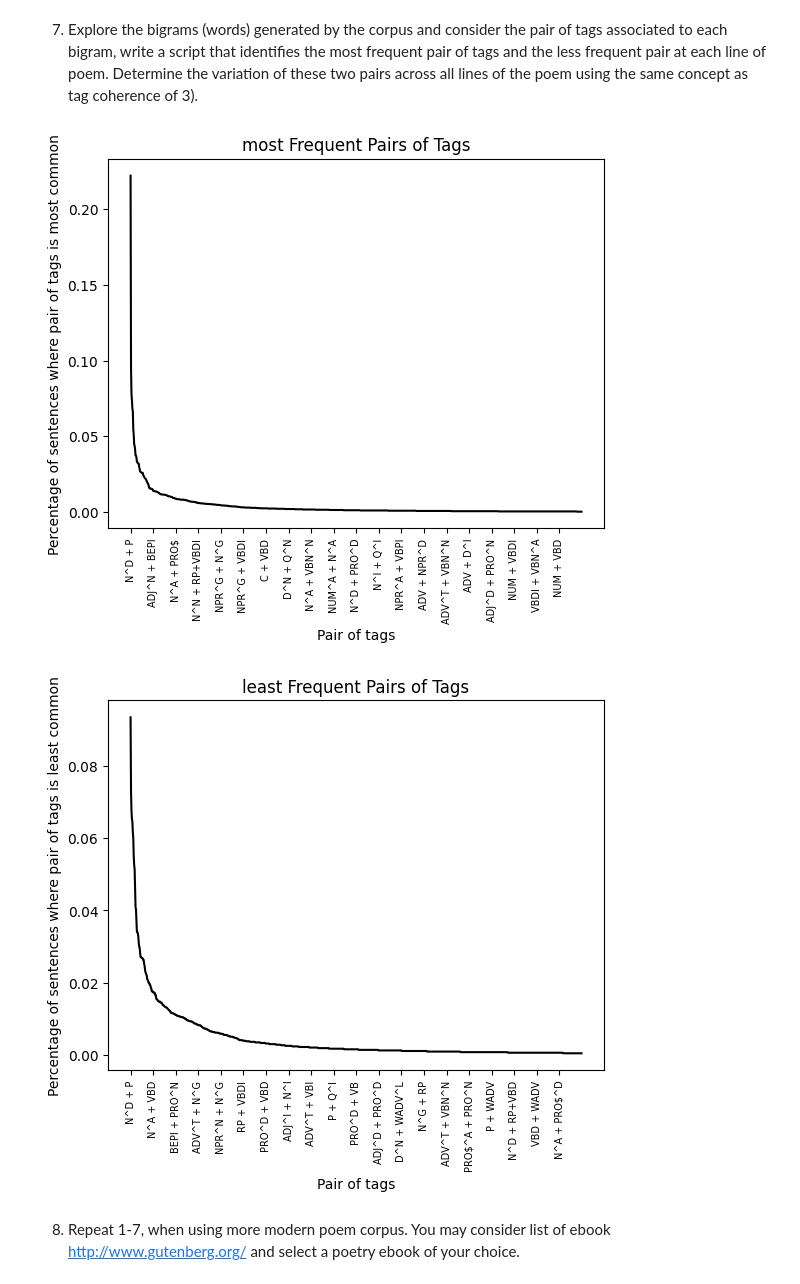
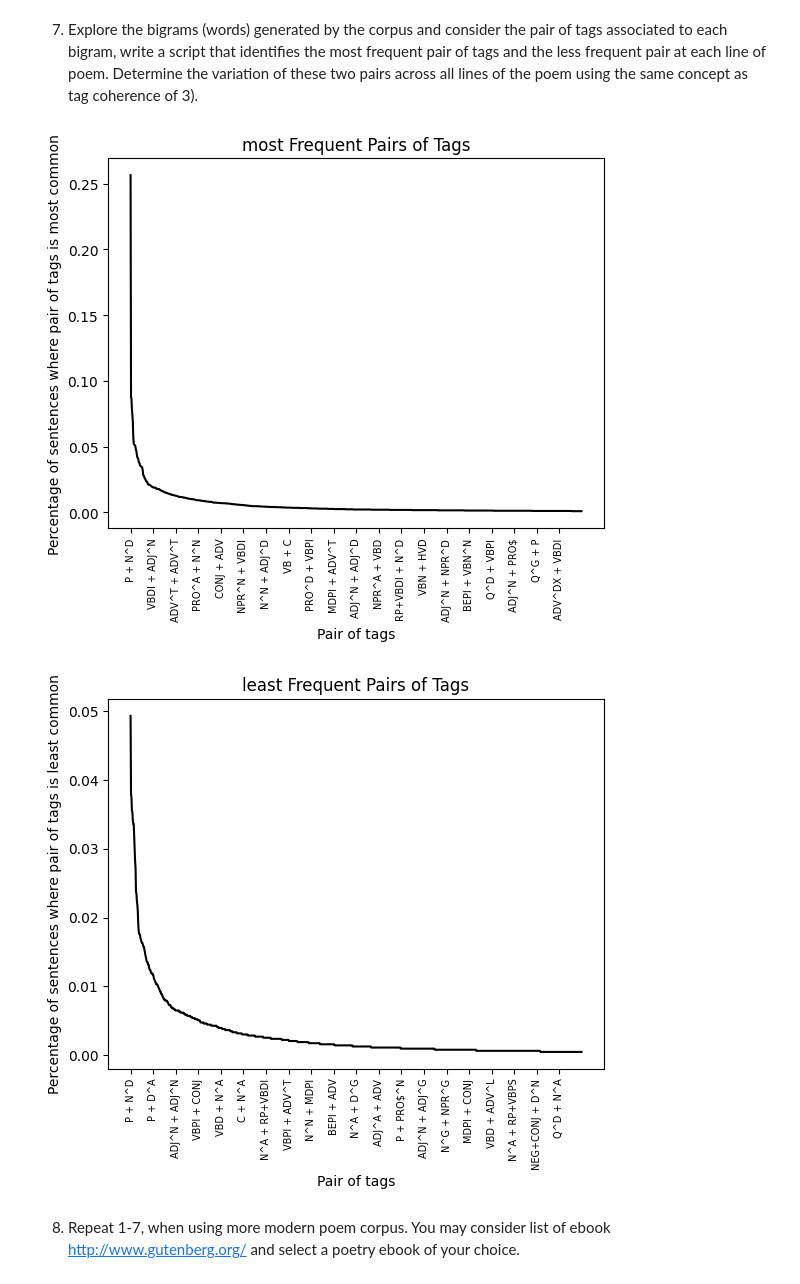
Before and after one commit to joonassutinen/NLP-Project-3, a Jupyter notebook: project_3.ipynb, the cells around one changed output. Cells and saved outputs as stored; diff of their text form; code cells hidden in the pictures.

```diff
--- a/project_3.ipynb
+++ b/project_3.ipynb
@@ -551,8 +551,7 @@ def bigram_tags(bigramlist):
         tagpairs = []
         for bigram in sentence:
             tagpair = (bigram[0][1], bigram[1][1])
-            sortedtagpair = sorted(tagpair)
-            tagpairstring = " + ".join(sortedtagpair)
+            tagpairstring = " + ".join(tagpair)
             tagpairs.append(tagpairstring)
         counts = Counter(tagpairs)
         ordered = counts.most_common()
@@ -578,35 +577,35 @@ def plot_tagpairs(tagpairs, text):
     for i in ordered:
         x.append(i[0])
         y.append(i[1])
 
     plt.plot(x[0:500], y[0:500], color='black')
     plt.title("Occurrence of {type} tagpair".format(type = text))
     plt.xlabel("tagpair")
     plt.ylabel("occurrence")
     plt.show()
 
 def get_tag_coherence(tagfreqlist):
     numofsent = len(tagfreqlist)
     flatlist = []
     for i in tagfreqlist:
         for j in i:
             flatlist.append(j)
     x = Counter(flatlist)
     ordered = x.most_common()
     percentages = []
     for i in ordered:
         percentages.append((i[0], i[1]/numofsent))
     return(ordered, percentages)
 
 bigramlist = get_bigrams(sentences)
 mostfreqtagpair, leastfreqtagpair = bigram_tags(bigramlist)
 ordered, percentages = get_tag_coherence(mostfreqtagpair)
 draw_coherenceplot(percentages, "most")
 ordered, percentages = get_tag_coherence(leastfreqtagpair)
 draw_coherenceplot(percentages, "least")
 # %% [output]
-[figure, old version]
+[figure, new version]
-[figure, old version]
+[figure, new version]
 # %% [markdown]
 8.	Repeat 1-7, when using more modern poem corpus. You may consider list of ebook  http://www.gutenberg.org/   and select a poetry ebook of your choice.
 # %%
```
